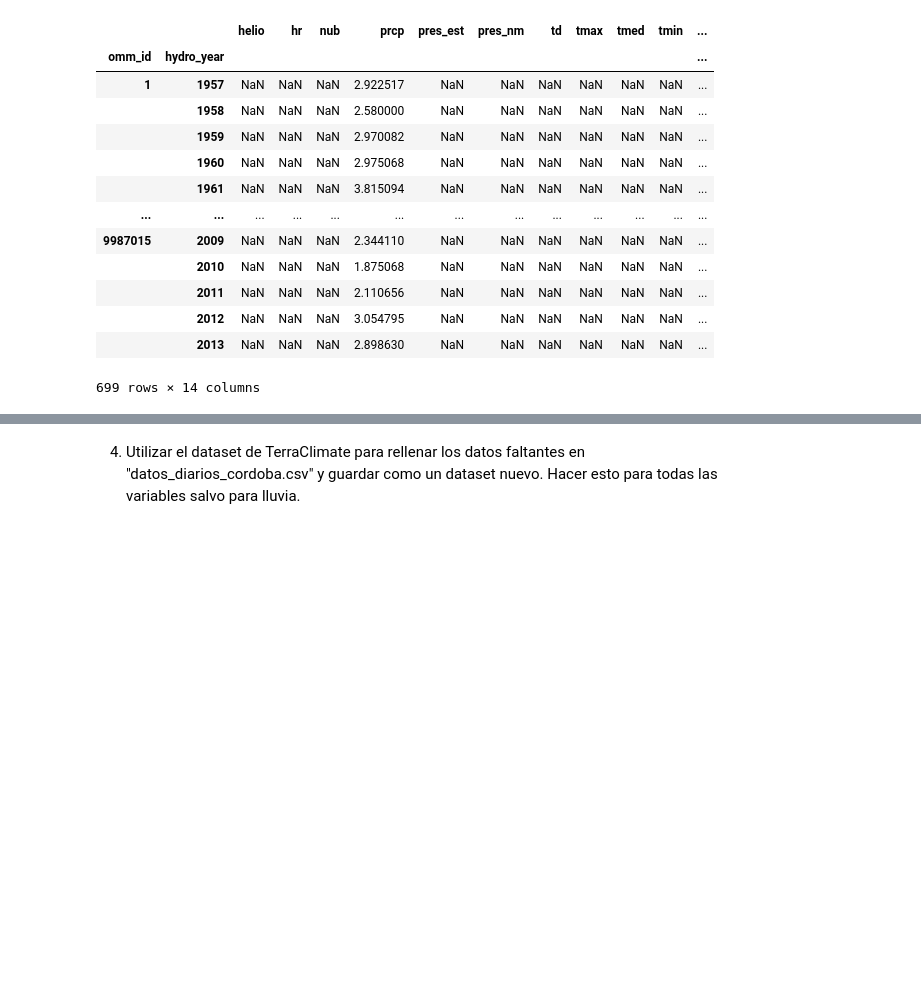
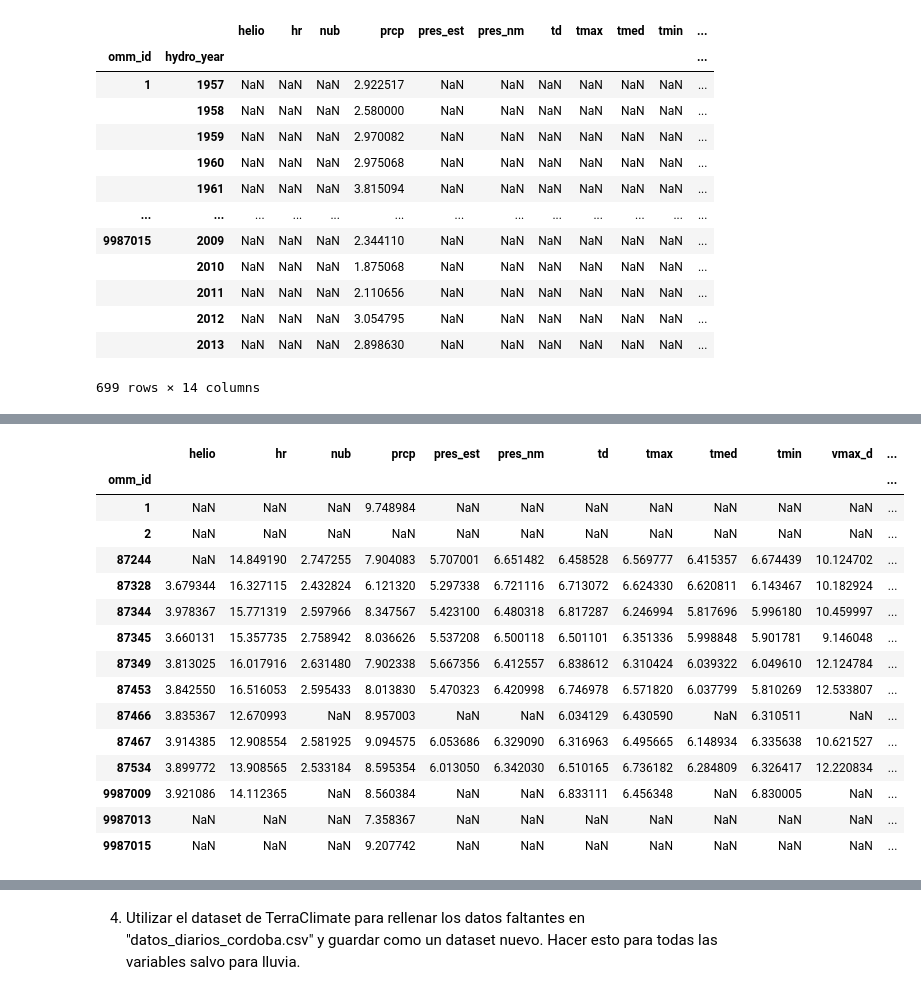
Before and after one commit to serantux/M_Predi_Lluvias_Extremas_10, a Jupyter notebook: TP2_Balbuena_Serrantes_Fonnegra_Velazquez.ipynb, the cells around one changed output, grey strips where cells are left out. Drawn from its saved outputs; the diff is of its cells as text; code cells hidden in the pictures; blank space fills up the shorter version.

```diff
--- a/TP2_Balbuena_Serrantes_Fonnegra_Velazquez.ipynb
+++ b/TP2_Balbuena_Serrantes_Fonnegra_Velazquez.ipynb
@@ -619,0 +622,24 @@ datos_dcor_var_std
+# %%
+datos_dcor_std = pd.DataFrame()
+
+for col in var_cols:
+  datos_dcor_std[col] = datos_dcor.groupby(['omm_id'])[col].std()
+
+datos_dcor_std
+# %% [output]
+|  | helio | hr | nub | prcp | pres_est | pres_nm | td | tmax | tmed | tmin | vmax_d | ... |
+| omm_id |  |  |  |  |  |  |  |  |  |  |  | ... |
+| 1 | NaN | NaN | NaN | 9.748984 | NaN | NaN | NaN | NaN | NaN | NaN | NaN | ... |
+| 2 | NaN | NaN | NaN | NaN | NaN | NaN | NaN | NaN | NaN | NaN | NaN | ... |
+| 87244 | NaN | 14.849190 | 2.747255 | 7.904083 | 5.707001 | 6.651482 | 6.458528 | 6.569777 | 6.415357 | 6.674439 | 10.124702 | ... |
+| 87328 | 3.679344 | 16.327115 | 2.432824 | 6.121320 | 5.297338 | 6.721116 | 6.713072 | 6.624330 | 6.620811 | 6.143467 | 10.182924 | ... |
+| 87344 | 3.978367 | 15.771319 | 2.597966 | 8.347567 | 5.423100 | 6.480318 | 6.817287 | 6.246994 | 5.817696 | 5.996180 | 10.459997 | ... |
+| 87345 | 3.660131 | 15.357735 | 2.758942 | 8.036626 | 5.537208 | 6.500118 | 6.501101 | 6.351336 | 5.998848 | 5.901781 | 9.146048 | ... |
+| 87349 | 3.813025 | 16.017916 | 2.631480 | 7.902338 | 5.667356 | 6.412557 | 6.838612 | 6.310424 | 6.039322 | 6.049610 | 12.124784 | ... |
+| 87453 | 3.842550 | 16.516053 | 2.595433 | 8.013830 | 5.470323 | 6.420998 | 6.746978 | 6.571820 | 6.037799 | 5.810269 | 12.533807 | ... |
+| 87466 | 3.835367 | 12.670993 | NaN | 8.957003 | NaN | NaN | 6.034129 | 6.430590 | NaN | 6.310511 | NaN | ... |
+| 87467 | 3.914385 | 12.908554 | 2.581925 | 9.094575 | 6.053686 | 6.329090 | 6.316963 | 6.495665 | 6.148934 | 6.335638 | 10.621527 | ... |
+| 87534 | 3.899772 | 13.908565 | 2.533184 | 8.595354 | 6.013050 | 6.342030 | 6.510165 | 6.736182 | 6.284809 | 6.326417 | 12.220834 | ... |
+| 9987009 | 3.921086 | 14.112365 | NaN | 8.560384 | NaN | NaN | 6.833111 | 6.456348 | NaN | 6.830005 | NaN | ... |
+| 9987013 | NaN | NaN | NaN | 7.358367 | NaN | NaN | NaN | NaN | NaN | NaN | NaN | ... |
+| 9987015 | NaN | NaN | NaN | 9.207742 | NaN | NaN | NaN | NaN | NaN | NaN | NaN | ... |
```
Also changed, not shown: parts of 6 cells of this notebook.
